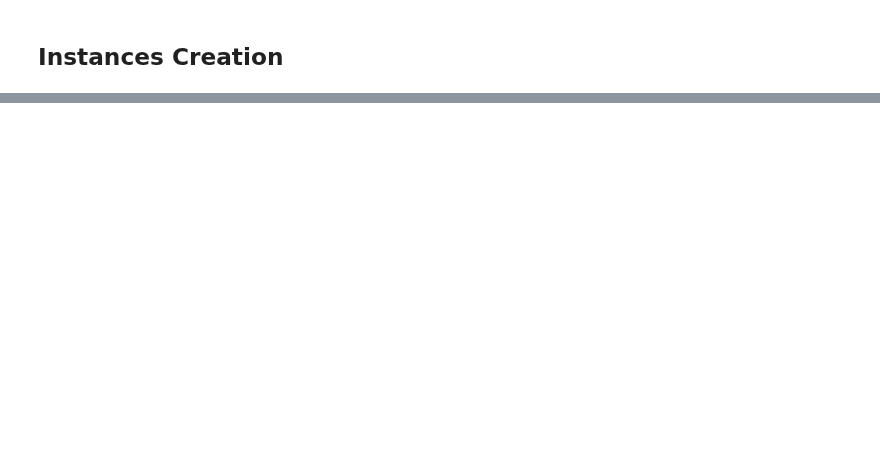
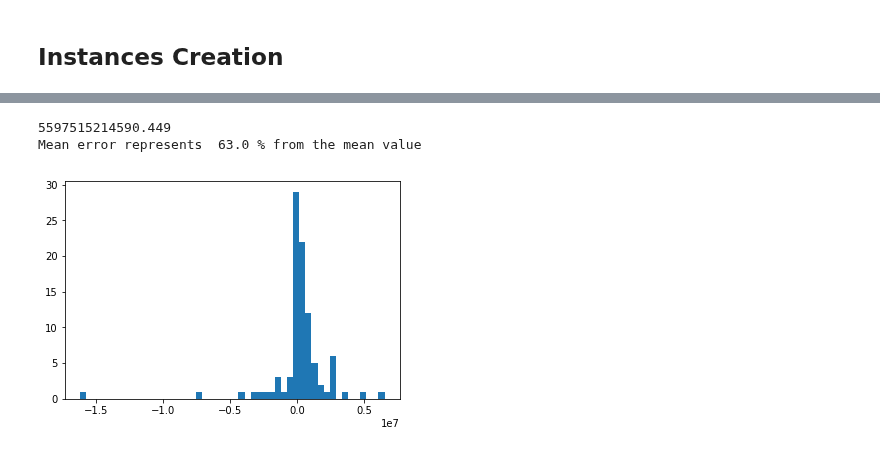
Before and after one commit to davescusope/TFM_Data_Science, a Jupyter notebook: 06. Modeling II.ipynb, the cells around one changed output, grey strips where cells are left out. Cells and saved outputs as stored; diff of their text form; code cells hidden in the pictures; blank space fills up the shorter version.

```diff
--- a/06. Modeling II.ipynb
+++ b/06. Modeling II.ipynb
@@ -480,0 +145,5 @@ plt.show(figsize(30,10))
+# %%
+Xs_test = scaler.fit_transform(X_test.values)
+Xs_test = pd.DataFrame(Xs_test)
+Xs_test.columns = colnames
+Xs_test.shape
@@ -480,0 +275,44 @@ plt.show(figsize(30,10))
+# %%
+df_modelize3 = df_modelize2.copy().drop(pd.DataFrame(np.abs(y_test-y_regXGB_pred)).sort_values(by=['t0'],ascending = False).head(5).index)
+
+X2 = df_modelize3[['POWER_MWH','VERSION_Y', 'VERSION_M', 'VERSION2', 'CI', 'EB','GN', 'HN', 'LN', 'NC','t1','BP','BX']]
+y2 = df_modelize3['t0']
+
+
+# Create Instance
+X2_train, X2_test, y2_train, y2_test = train_test_split(X2,y2, test_size=0.10 , random_state = 42)
+
+
+scaler2 = StandardScaler()
+colnames2 = X2_train.columns
+
+X2s_train = scaler2.fit_transform(X2_train.values)
+X2s_train = pd.DataFrame(X2s_train)
+X2s_train.columns = colnames2
+X2s_test = scaler2.fit_transform(X2_test.values)
+X2s_test = pd.DataFrame(X2s_test)
+X2s_test.columns = colnames2
+# %%
+# Load the library
+import xgboost as XGB2
+# Create an instance
+regXGB2 = XGB2.XGBRegressor(n_estimators=100,
+                          learning_rate=0.1,
+                          gamma=0,
+                          subsample=0.7,
+                          colsample_bytree=1,
+                          max_depth=6)
+# Fit the data
+regXGB2.fit(X2s_train,y2_train)
+# Do predictions
+y2_regXGB_pred = regXGB2.predict(X2s_test)
+
+from sklearn.metrics import mean_squared_error
+
+print(mean_squared_error(y2_test,y2_regXGB_pred))
+print("Mean error represents ", round(100*mean_squared_error(y2_test,y2_regXGB_pred)/y2_test.mean()**2), "% from the mean value")
+plt.hist(y2_test-y2_regXGB_pred,bins=50);
+# %% [output]
+5597515214590.449
+Mean error represents  63.0 % from the mean value
+[figure, added]
```
Also changed, not shown: parts of 74 cells of this notebook, 3 other files.
